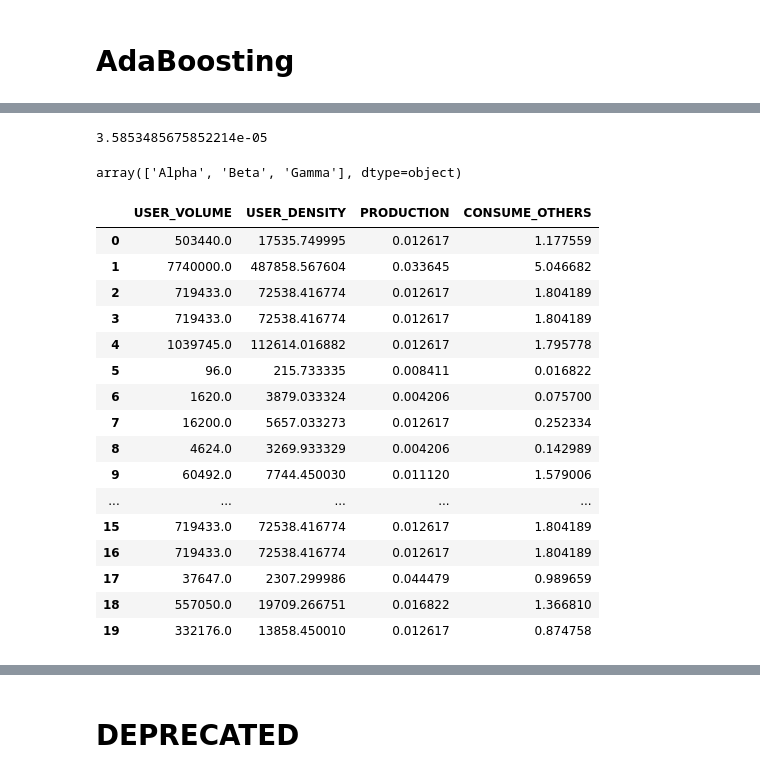
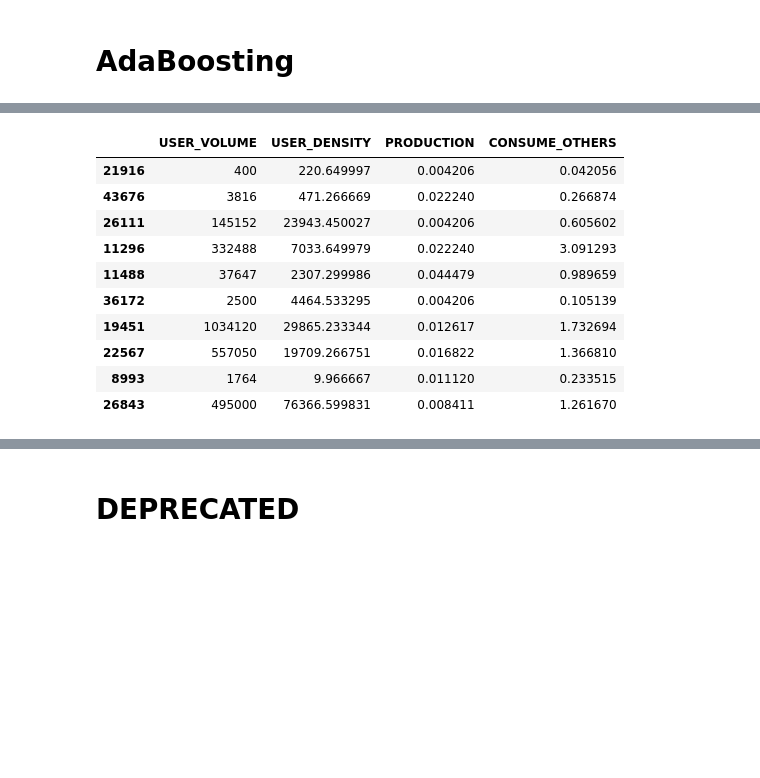
Before and after one commit to nachocodexx/cinvestav-tsmd-final01, a Jupyter notebook: Untitled.ipynb, the cells around one changed output, grey strips where cells are left out. Drawn from its saved outputs; the diff is of its cells as text; code cells hidden in the pictures; blank space fills up the shorter version.

```diff
--- a/Untitled.ipynb
+++ b/Untitled.ipynb
@@ -237,7 +237,7 @@ X_train3,X_test3,y_train3,y_test3 = train_test_split(X_resampled3,y_resampled3,t
 # LOG
 X_train_log1,X_test_log1,y_train_log1,y_test_log1 = train_test_split(X_resampled_log1,y_resampled_log1,test_size=0.2)
 X_train_log2,X_test_log2,y_train_log2,y_test_log2 = train_test_split(X_resampled_log2,y_resampled_log2,test_size=0.2)
-X_train_log3,X_test_log3,y_train_log3,y_test_log3 = train_test_split(X_resampled_log3,y_resampled_log3,test_size=0.2)
+# X_train_log3,X_test_log3,y_train_log3,y_test_log3 = train_test_split(X_resampled_log3,y_resampled_log3,test_size=0.2)
 # X_train2,X_test2,y_train2,y_test2 = train_test_split(X_resampled2,y_resampled2,test_size=0.2)
 # X_train3,X_test3,y_train3,y_test3 = train_test_split(X_resampled3,y_resampled3,test_size=0.2)
 # X
@@ -246,25 +246,34 @@ def changeColumns(x):
     y = P.DataFrame(x)
     y.columns = SELECTED_FEATURES
     return y
-X_trains     = [X_train0, X_train1,X_train2,X_train3]
+X_trains     = [X_train0, X_train1,X_train2,]
+#                 X_train3
 X_trains     =  list(map(changeColumns,X_trains))
-X_trains_log = [X_train_log0,X_train_log1,X_train_log2,X_train_log3]
+X_trains_log = [X_train_log0,X_train_log1,X_train_log2,]
+#                 X_train_log3
 X_trains_log =  list(map(changeColumns,X_trains_log))
 #
-y_trains     = [y_train0,y_train1,y_train2,y_train3,]
-y_trains_log = [y_train_log0,y_train_log1,y_train_log2,y_train_log3,]
+y_trains     = [y_train0,y_train1,y_train2]
+#                 y_train3
+y_trains_log = [y_train_log0,y_train_log1,y_train_log2,]
+#                 y_train_log3
 # y_trains_log = list(map(changeColumns,y_trains_log))
 #
-X_tests     = [X_test0,X_test1,X_test2,X_test3,]
+X_tests     = [X_test0,X_test1,X_test2]
+#                X_test3
 X_tests     =  list(map(changeColumns,X_tests))
-X_tests_log = [X_test_log0,X_test_log1,X_test_log2,X_test_log3]
+X_tests_log = [X_test_log0,X_test_log1,X_test_log2]
+#                X_test_log3
 X_tests_log = list(map(changeColumns,X_tests_log))
 #
-y_tests     = [y_test0,y_test1,y_test2,y_test3]
-y_tests_log = [y_test_log0,y_test_log1,y_test_log2,y_test_log3]
+y_tests     = [y_test0,y_test1,y_test2]
+#                y_test3
+y_tests_log = [y_test_log0,y_test_log1,y_test_log2]
+#                y_test_log3
 # y_tests_log = list(map(changeColumns,y_tests_log))
 
-MODEL_NAMES = ["DEFAULT","UNDER-S","OVER-S","SMOTE"]
+MODEL_NAMES = [
+    "DEFAULT","UNDER-S","OVER-S"]
 MODEL_NAMES_LOG = list(map( lambda x:x+"_LOG", MODEL_NAMES))
 # %% [markdown]
 # AdaBoosting
@@ -310,37 +465,17 @@ scores0_log = P.DataFrame(scores0,columns=["MODEL","SCORE"])
 # %%
 # XXX = X_tests[3][:20]
-pipeline00.fit(X_trains[3],y_trains[3])
-pickle.dump(pipeline00,open("./UI/models/{}.sav".format("LOGISTIC"), "wb") )
-
-# pipeline.predict(XXX)
-# X_trains[3][:5]
-# X_tests_log[0][:15],y_tests_log[0][:15]
-# pipeline.predict_proba(X_tests_log[0])[0]
+X_tests[0][:10]
+# pipeline.fit(X_trains[0],y_trains[0])
+# pickle.dump(pipeline,open("./UI/models/{}.sav".format("LOGISTIC"), "wb") )
+# %% [output]
+|  | USER_VOLUME | USER_DENSITY | PRODUCTION | CONSUME_OTHERS |
+| 21916 | 400 | 220.649997 | 0.004206 | 0.042056 |
+| 43676 | 3816 | 471.266669 | 0.022240 | 0.266874 |
+| 26111 | 145152 | 23943.450027 | 0.004206 | 0.605602 |
+| 11296 | 332488 | 7033.649979 | 0.022240 | 3.091293 |
+| 11488 | 37647 | 2307.299986 | 0.044479 | 0.989659 |
+| 36172 | 2500 | 4464.533295 | 0.004206 | 0.105139 |
+| 19451 | 1034120 | 29865.233344 | 0.012617 | 1.732694 |
+| 22567 | 557050 | 19709.266751 | 0.016822 | 1.366810 |
+| 8993 | 1764 | 9.966667 | 0.011120 | 0.233515 |
+| 26843 | 495000 | 76366.599831 | 0.008411 | 1.261670 |
-# %%
-pipeline.predict_proba(XXX)[3][2]
-# %% [output]
-3.5853485675852214e-05
-# %%
-pipeline.classes_
-# %% [output]
-array(['Alpha', 'Beta', 'Gamma'], dtype=object)
-# %%
-XXX
-# %% [output]
-|  | USER_VOLUME | USER_DENSITY | PRODUCTION | CONSUME_OTHERS |
-| 0 | 503440.0 | 17535.749995 | 0.012617 | 1.177559 |
-| 1 | 7740000.0 | 487858.567604 | 0.033645 | 5.046682 |
-| 2 | 719433.0 | 72538.416774 | 0.012617 | 1.804189 |
-| 3 | 719433.0 | 72538.416774 | 0.012617 | 1.804189 |
-| 4 | 1039745.0 | 112614.016882 | 0.012617 | 1.795778 |
-| 5 | 96.0 | 215.733335 | 0.008411 | 0.016822 |
-| 6 | 1620.0 | 3879.033324 | 0.004206 | 0.075700 |
-| 7 | 16200.0 | 5657.033273 | 0.012617 | 0.252334 |
-| 8 | 4624.0 | 3269.933329 | 0.004206 | 0.142989 |
-| 9 | 60492.0 | 7744.450030 | 0.011120 | 1.579006 |
-| ... | ... | ... | ... | ... |
-| 15 | 719433.0 | 72538.416774 | 0.012617 | 1.804189 |
-| 16 | 719433.0 | 72538.416774 | 0.012617 | 1.804189 |
-| 17 | 37647.0 | 2307.299986 | 0.044479 | 0.989659 |
-| 18 | 557050.0 | 19709.266751 | 0.016822 | 1.366810 |
-| 19 | 332176.0 | 13858.450010 | 0.012617 | 0.874758 |
```
Also changed, not shown: parts of 17 cells of this notebook, 4 other files.
